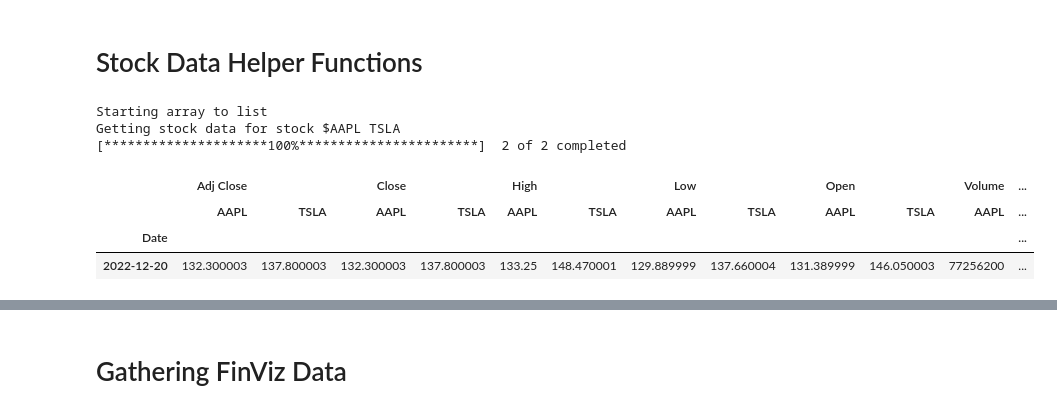
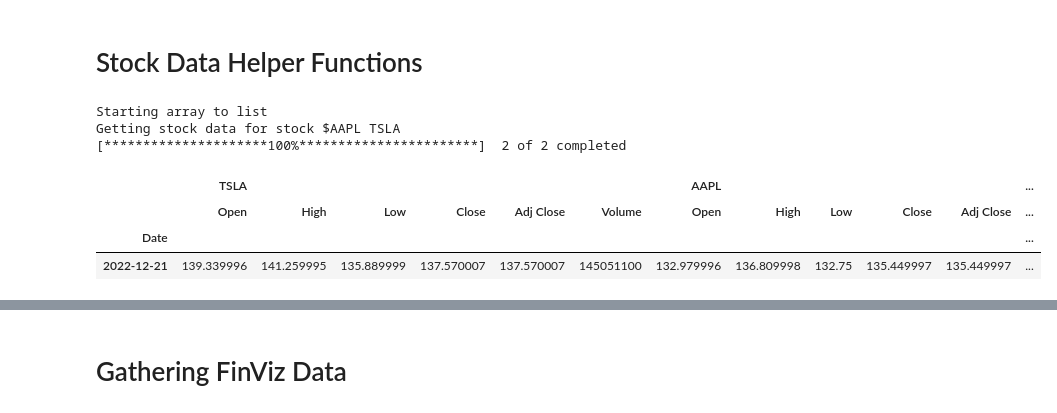
Before and after one commit to ishaanpaul98/Sentiment-Analysis, a Jupyter notebook: Sentiment_Analysis.ipynb, the cells around one changed output, grey strips where cells are left out. Saved outputs shown, nothing was run; the diff lists cells and outputs as text; code cells hidden in the pictures.

```diff
--- a/Sentiment_Analysis.ipynb
+++ b/Sentiment_Analysis.ipynb
@@ -40,19 +41,19 @@ def arrayToString(arr):
 # %%
 def getStockDataDaily(symbols, day):
     symbols = arrayToString(symbols)
     print("Getting stock data for stock $"+symbols)
-    df = yf.download(symbols, start=day, period = "1d")
+    df = yf.download(symbols, start=day, period = "1d", group_by='ticker')
     return df
 
-getStockDataDaily(['AAPL', 'TSLA'], "2022-12-20")
+getStockDataDaily(['AAPL', 'TSLA'], "2022-12-21")
 # %% [output]
 Starting array to list
 Getting stock data for stock $AAPL TSLA
 [*********************100%***********************]  2 of 2 completed
-|  | Adj Close |  | Close |  | High |  | Low |  | Open |  | Volume | ... |
-|  | AAPL | TSLA | AAPL | TSLA | AAPL | TSLA | AAPL | TSLA | AAPL | TSLA | AAPL | ... |
+|  | TSLA |  |  |  |  |  | AAPL |  |  |  |  | ... |
+|  | Open | High | Low | Close | Adj Close | Volume | Open | High | Low | Close | Adj Close | ... |
 | Date |  |  |  |  |  |  |  |  |  |  |  | ... |
-| 2022-12-20 | 132.300003 | 137.800003 | 132.300003 | 137.800003 | 133.25 | 148.470001 | 129.889999 | 137.660004 | 131.389999 | 146.050003 | 77256200 | ... |
+| 2022-12-21 | 139.339996 | 141.259995 | 135.889999 | 137.570007 | 137.570007 | 145051100 | 132.979996 | 136.809998 | 132.75 | 135.449997 | 135.449997 | ... |
 # %%
 def getStockClose(symbol):
     print("Getting stock close for stock $"+symbol)
```
Also changed, not shown: parts of 11 cells of this notebook.
